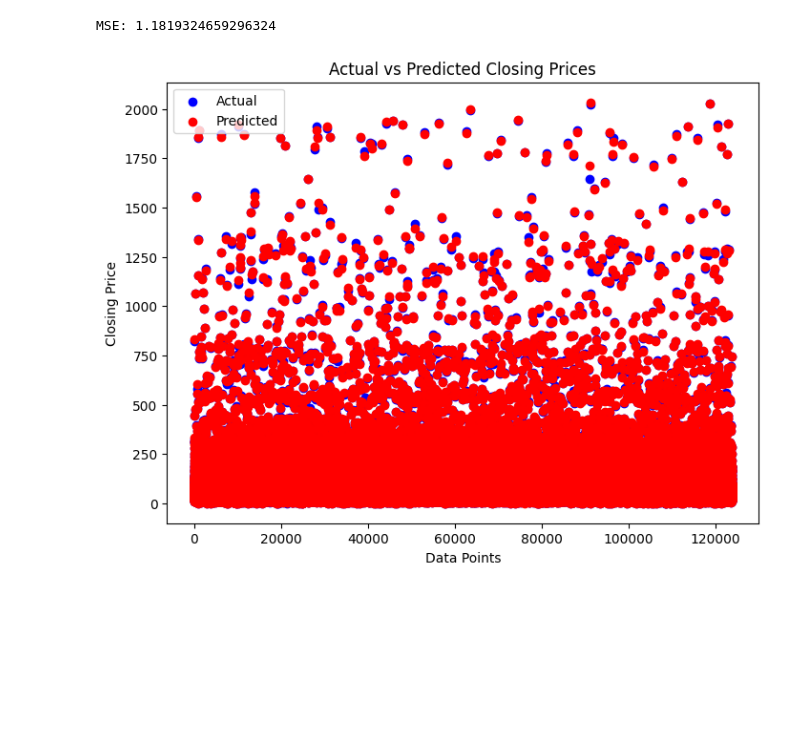
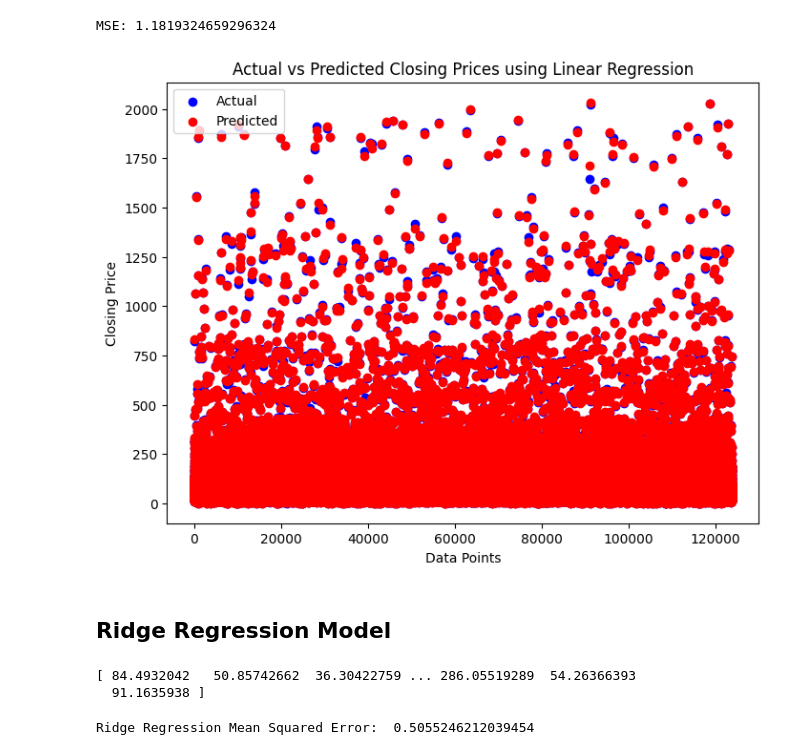
Before and after one commit to paarthvisharma/StockPricePrediction, a Jupyter notebook: StockPrediction.ipynb, the cells around one changed output. Saved outputs shown, nothing was run; the diff lists cells and outputs as text; code cells hidden in the pictures; blank space fills up the shorter version.

Commit message:
Ridge

```diff
--- a/StockPrediction.ipynb
+++ b/StockPrediction.ipynb
@@ -233,12 +236,30 @@ MSE: 1.1819324659296324
 # %%
 # Visualization
 plt.figure(figsize=(8,6))
 plt.scatter(range(len(y_test)), y_test, color='blue', label='Actual')
 plt.scatter(range(len(predictions)), predictions, color='red', label='Predicted')
-plt.title("Actual vs Predicted Closing Prices")
+plt.title("Actual vs Predicted Closing Prices using Linear Regression")
 plt.xlabel("Data Points")
 plt.ylabel("Closing Price")
 plt.legend()
 plt.show()
 # %% [output]
-[figure, old version]
+[figure, new version]
+# %% [markdown]
+## Ridge Regression Model
+# %%
+# Building and fitting the Ridge Regression Model
+ridge = Ridge(alpha=1.0)
+ridge.fit(X_train, y_train)
+
+# Predicting the values
+y_pred_ridge = ridge.predict(X_test)
+print(y_pred_ridge)
+# %% [output]
+[ 84.4932042   50.85742662  36.30422759 ... 286.05519289  54.26366393
+  91.1635938 ]
+# %%
+# Calculating Mean Squared Error
+print("Ridge Regression Mean Squared Error: ", mean_squared_error(y_test, y_pred_ridge))
+# %% [output]
+Ridge Regression Mean Squared Error:  0.5055246212039454
```
Also changed, not shown: parts of 3 cells of this notebook.
